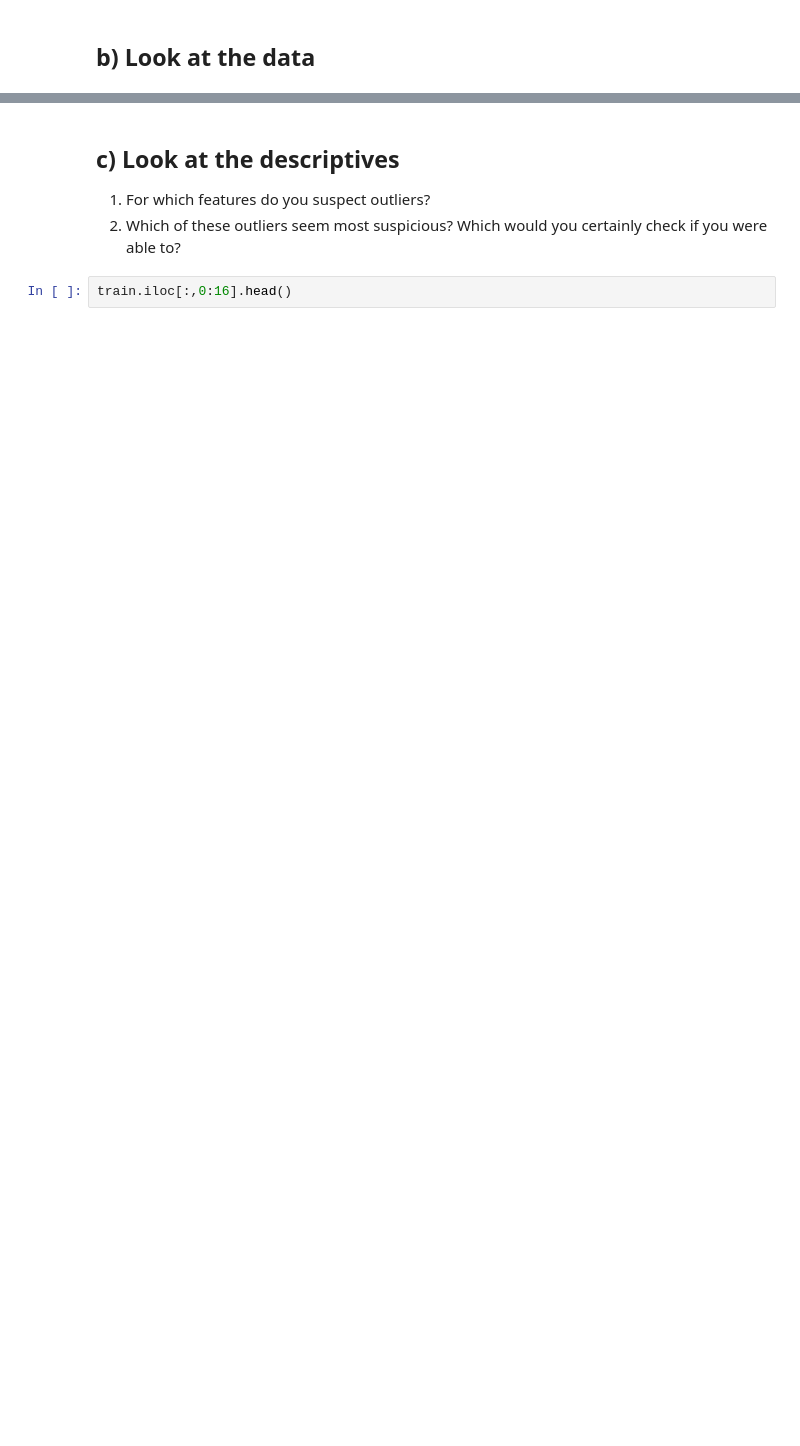
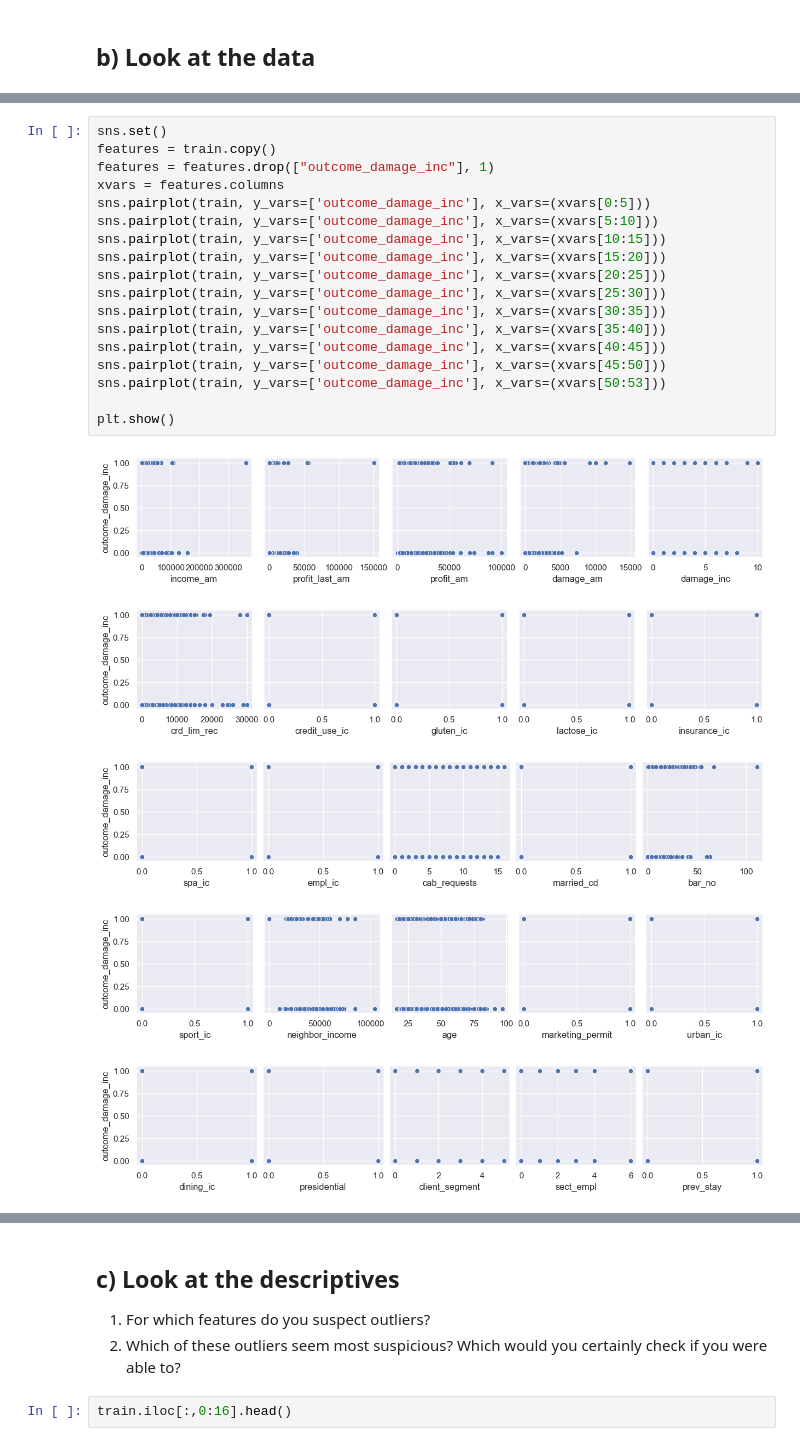
Before and after one commit to TomasHeyneman/Project-ML-, a Jupyter notebook: project.ipynb, the cells around one changed output, grey strips where cells are left out. Saved outputs shown, nothing was run; the diff lists cells and outputs as text; blank space fills up the shorter version.

```diff
--- a/project.ipynb
+++ b/project.ipynb
@@ -299,0 +107,24 @@ memory usage: 192.0+ KB
+# %%
+sns.set()
+features = train.copy()
+features = features.drop(["outcome_damage_inc"], 1)
+xvars = features.columns
+sns.pairplot(train, y_vars=['outcome_damage_inc'], x_vars=(xvars[0:5]))
+sns.pairplot(train, y_vars=['outcome_damage_inc'], x_vars=(xvars[5:10]))
+sns.pairplot(train, y_vars=['outcome_damage_inc'], x_vars=(xvars[10:15]))
+sns.pairplot(train, y_vars=['outcome_damage_inc'], x_vars=(xvars[15:20]))
+sns.pairplot(train, y_vars=['outcome_damage_inc'], x_vars=(xvars[20:25]))
+sns.pairplot(train, y_vars=['outcome_damage_inc'], x_vars=(xvars[25:30]))
+sns.pairplot(train, y_vars=['outcome_damage_inc'], x_vars=(xvars[30:35]))
+sns.pairplot(train, y_vars=['outcome_damage_inc'], x_vars=(xvars[35:40]))
+sns.pairplot(train, y_vars=['outcome_damage_inc'], x_vars=(xvars[40:45]))
+sns.pairplot(train, y_vars=['outcome_damage_inc'], x_vars=(xvars[45:50]))
+sns.pairplot(train, y_vars=['outcome_damage_inc'], x_vars=(xvars[50:53]))
+
+plt.show()
+# %% [output]
+[figure, added]
+[figure, added]
+[figure, added]
+[figure, added]
+[figure, added]
```
Also changed, not shown: parts of 30 cells of this notebook.
